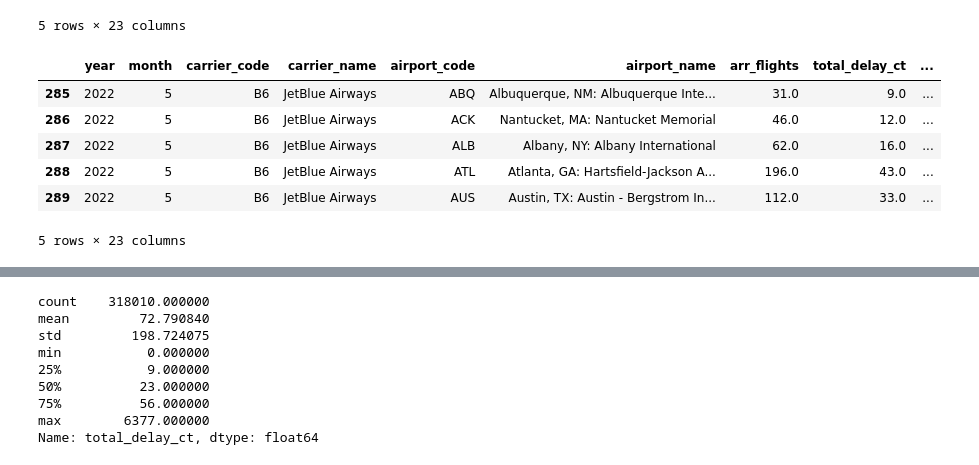
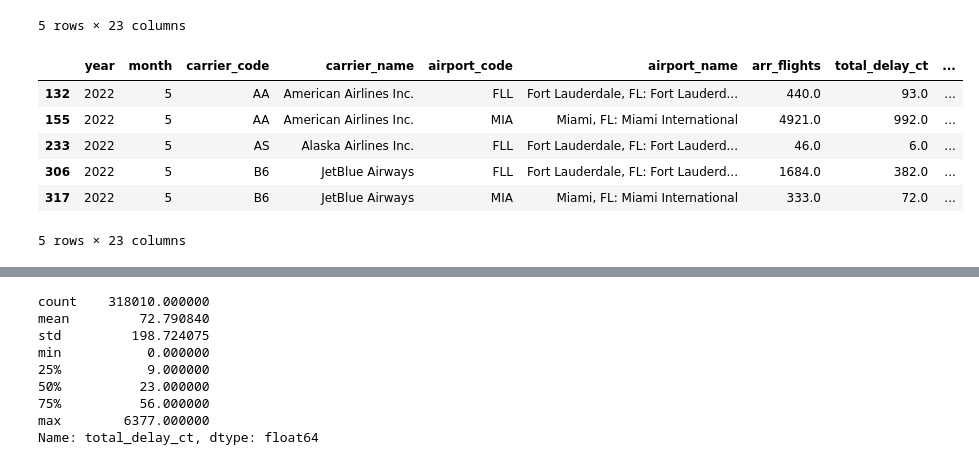
Before and after one commit to srlevine02-lab/FAU_Semester_Project, a Jupyter notebook: airline.ipynb, the cells around one changed output, grey strips where cells are left out. Drawn from its saved outputs; the diff is of its cells as text; code cells hidden in the pictures.

Commit message:
Airline Version

```diff
--- a/airline.ipynb
+++ b/airline.ipynb
@@ -194,14 +197,14 @@ df_delta.head()
 | 355 | 2022 | 5 | DL | Delta Air Lines Inc. | ATL | Atlanta, GA: Hartsfield-Jackson A... | 18297.0 | 2573.0 | ... |
 | 356 | 2022 | 5 | DL | Delta Air Lines Inc. | ATW | Appleton, WI: Appleton International | 31.0 | 3.0 | ... |
 5 rows × 23 columns
-# %%
-df_jetblue = df[df['carrier_name'] == 'JetBlue Airways']
-df_jetblue.head()
-# %% [output]
-|  | year | month | carrier_code | carrier_name | airport_code | airport_name | arr_flights | total_delay_ct | ... |
-| 285 | 2022 | 5 | B6 | JetBlue Airways | ABQ | Albuquerque, NM: Albuquerque Inte... | 31.0 | 9.0 | ... |
-| 286 | 2022 | 5 | B6 | JetBlue Airways | ACK | Nantucket, MA: Nantucket Memorial | 46.0 | 12.0 | ... |
-| 287 | 2022 | 5 | B6 | JetBlue Airways | ALB | Albany, NY: Albany International | 62.0 | 16.0 | ... |
-| 288 | 2022 | 5 | B6 | JetBlue Airways | ATL | Atlanta, GA: Hartsfield-Jackson A... | 196.0 | 43.0 | ... |
-| 289 | 2022 | 5 | B6 | JetBlue Airways | AUS | Austin, TX: Austin - Bergstrom In... | 112.0 | 33.0 | ... |
-5 rows × 23 columns
+# %%
+df_FL = df[df['airport_code'].isin(['FLL', 'MIA'])]
+df_FL.head()
+# %% [output]
+|  | year | month | carrier_code | carrier_name | airport_code | airport_name | arr_flights | total_delay_ct | ... |
+| 132 | 2022 | 5 | AA | American Airlines Inc. | FLL | Fort Lauderdale, FL: Fort Lauderd... | 440.0 | 93.0 | ... |
+| 155 | 2022 | 5 | AA | American Airlines Inc. | MIA | Miami, FL: Miami International | 4921.0 | 992.0 | ... |
+| 233 | 2022 | 5 | AS | Alaska Airlines Inc. | FLL | Fort Lauderdale, FL: Fort Lauderd... | 46.0 | 6.0 | ... |
+| 306 | 2022 | 5 | B6 | JetBlue Airways | FLL | Fort Lauderdale, FL: Fort Lauderd... | 1684.0 | 382.0 | ... |
+| 317 | 2022 | 5 | B6 | JetBlue Airways | MIA | Miami, FL: Miami International | 333.0 | 72.0 | ... |
+5 rows × 23 columns
```
Also changed, not shown: parts of 5 cells of this notebook.
